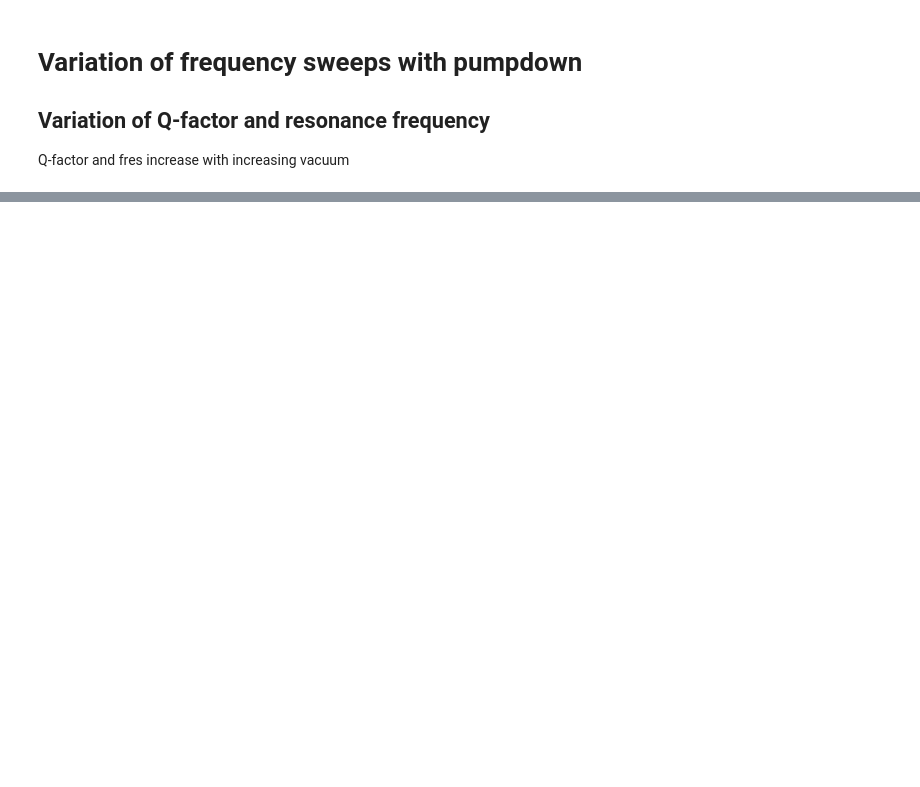
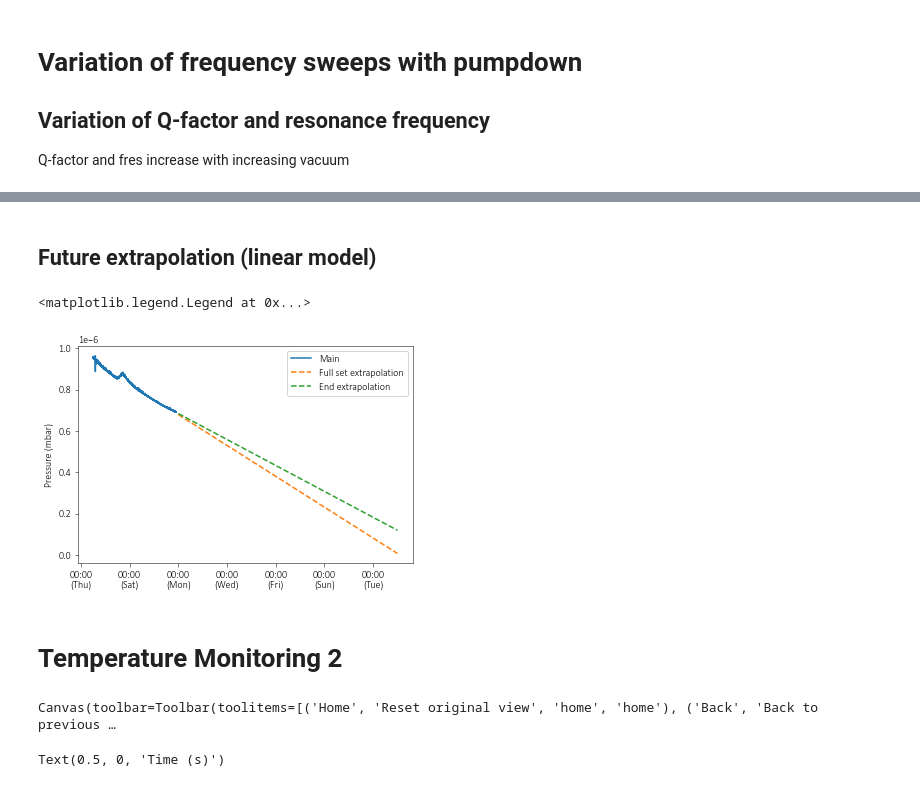
Before and after one commit to dineshpinto/qudi-hira-analysis, a Jupyter notebook: develop/20201009_FirstPumpdown.ipynb, the cells around one changed output, grey strips where cells are left out. Cells and saved outputs as stored; diff of their text form; code cells hidden in the pictures; blank space fills up the shorter version.

```diff
--- a/develop/20201009_FirstPumpdown.ipynb
+++ b/develop/20201009_FirstPumpdown.ipynb
@@ -58,0 +146,52 @@ sio.savefig("Varation_of_q_and_fres_fitlen_with_vacuum")
+# %% [markdown]
+## Future extrapolation (linear model)
+# %%
+def linear_fit(x, a, b):
+    return a + b * x
+
+fig, ax = plt.subplots()
+myFmt = DateFormatter("%H:%M\n(%a)")
+ax.xaxis.set_major_formatter(myFmt)
+
+ax.plot(dfc["MPL_datetimes"], dfc["Main"], label="Main")
+
+start = datetime.datetime.strptime("19-Oct-20", "%d-%b-%y")
+end = datetime.datetime.strptime("29-Oct-20", "%d-%b-%y")
+date_generated = [start + datetime.timedelta(days=x) for x in range(0, (end - start).days)]
+dt_series_mpl = matplotlib.dates.date2num(date_generated)
+
+# Linear fit 1
+popt, pcov = curve_fit(linear_fit, xdata=dfc["MPL_datetimes"], ydata=dfc["Main"])
+#ax.plot(dfc["MPL_datetimes"], linear_fit(dfc["MPL_datetimes"], *popt))
+ax.plot(dt_series_mpl, linear_fit(dt_series_mpl, *popt), "--", label="Full set extrapolation")
+
+# Linear fit 2
+dft = dfc[90000:]
+popt, pcov = curve_fit(linear_fit, xdata=dft["MPL_datetimes"], ydata=dft["Main"])
+#ax.plot(dft["MPL_datetimes"], linear_fit(dft["MPL_datetimes"], *popt))
+ax.plot(dt_series_mpl, linear_fit(dt_series_mpl, *popt), "--", label="End extrapolation")
+
+ax.set_ylabel("Pressure (mbar)")
+ax.legend()
+# %% [output]
+<matplotlib.legend.Legend at 0x...>
+[figure, added]
+# %% [markdown]
+# Temperature Monitoring 2
+# %%
+df = pd.read_excel(AFM_FOLDER+"temperature-monitoring06.xls", skiprows=3)
+df["Time"] /= 1000
+df = df[:600]
+
+fig, (ax1, ax2) = plt.subplots(nrows=2, sharex=True)
+ax1.plot(df["Time"], df["Tip Holder"], "o-")
+ax1.set_ylabel("Tip Holder (K)")
+
+ax2.plot(df["Time"], df["Baseplate"], "o-")
+ax2.set_ylabel("Baseplate (K)")
+ax2.set_xlabel("Time (s)")
+
+#sio.savefig(AFM_FOLDER, "TemperatureMonitorLongTerm.jpg")
+# %% [output]
+Canvas(toolbar=Toolbar(toolitems=[('Home', 'Reset original view', 'home', 'home'), ('Back', 'Back to previous …
+Text(0.5, 0, 'Time (s)')
```
Also changed, not shown: parts of 10 cells of this notebook, 3 other files.
